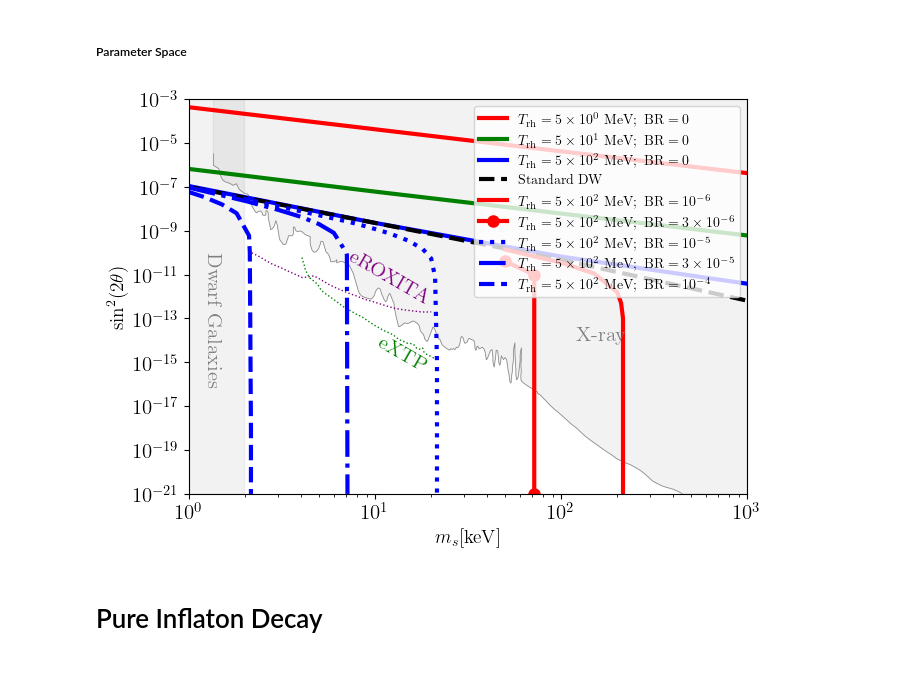
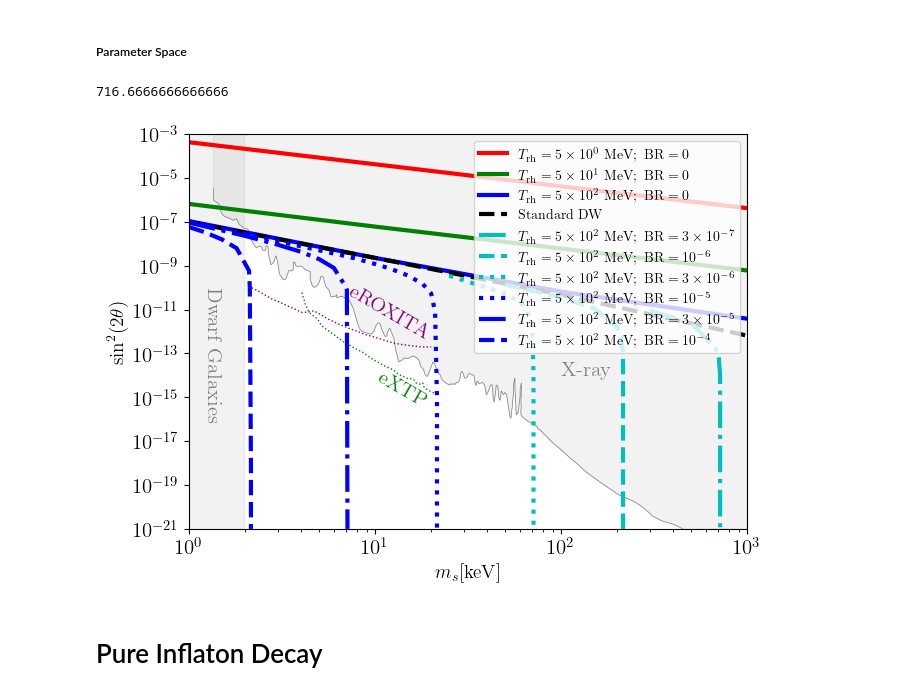
Before and after one commit to yongxuDM/Sterile-Neutrino, a Jupyter notebook: Sterile_Neutrino.ipynb, the cells around one changed output. Saved outputs shown, nothing was run; the diff lists cells and outputs as text; code cells hidden in the pictures.

```diff
--- a/Sterile_Neutrino.ipynb
+++ b/Sterile_Neutrino.ipynb
@@ -793,5 +821,9 @@ plot_n_over_n_eq(res_test, Tmax_MeV=None,filename="n_test.pdf")
 # %% [markdown]
 ##### Parameter Space
+# %%
+215*10/3.
+# %% [output]
+716.6666666666666
 # %%
 ms_values = np.logspace(-3, 3)
 ######################################################
@@ -815,6 +847,12 @@ ms_TR5000 = np.array([1e0, 1e1, 1e2, 1e3])
 s2_TR5000 = np.array( [1*1e-7, 2.28*1e-9, 4.8*1e-11,  6.5*1e-13])
 
 ######################################################
+#TR=500; BR=3* 1e-7; mphi=1GeV
+ms_TR500_BR3ep7 = np.array([300, 500, 700, 715, 715])
+s2_TR500_BR3ep7 = np.array( [9*1e-12, 2.5*1e-12, 1.2*1e-13, 1e-14, 1e-21])
+
+
+######################################################
 #TR=500; BR=1e-6; mphi=1GeV
 ms_TR500_BR1ep6 = np.array([215,    215,  210,     200,  150, 100, 50])
 s2_TR500_BR1ep6 = np.array( [1e-21, 1e-13, 5*1e-13, 1.6*1e-12, 1.14*1e-11, 3.5*1e-11, 1.4*1e-10])
@@ -822,8 +860,8 @@ s2_TR500_BR1ep6 = np.array( [1e-21, 1e-13, 5*1e-13, 1.6*1e-12, 1.14*1e-11, 3.5*1
 
 ######################################################
 #TR=500; BR=3* 1e-6; mphi=1GeV
-ms_TR500_BR3ep6 = np.array([50, 71.66, 71.666])
-s2_TR500_BR3ep6 = np.array( [5*1e-11, 1e-11, 1e-21])
+ms_TR500_BR3ep6 = np.array([25,          50,         60,       65,    70,    71, 71])
+s2_TR500_BR3ep6 = np.array( [3.5*1e-10, 5.4*1e-11, 2.3*1e-11, 1.1*1e-11, 2*1e-12,  1e-14, 1e-21])
 
 
 ######################################################
@@ -858,8 +896,10 @@ plt.loglog(ms_TR5000, s2_TR5000, 'k--', markersize=8,  linewidth=3,label=r'$\tex
 # plt.loglog(ms_values, DW_Sin2_2theta(ms_values), 'b:', linewidth=3, label="Standard Dodelson Widrow")
 
 #################################################################
-plt.loglog(ms_TR500_BR1ep6, s2_TR500_BR1ep6, 'r-', markersize=8,  linewidth=3,label=r'$T_\text{rh} =5\times 10^{2}~\text{MeV};~\text{BR}=10^{-6}$')  # 'ro-' means red circles connected
-plt.loglog(ms_TR500_BR3ep6, s2_TR500_BR3ep6, 'ro-', markersize=8,  linewidth=3,label=r'$T_\text{rh} =5\times 10^{2}~\text{MeV};~\text{BR}=3\times10^{-6}$')  # 'ro-' means red circles connected
+plt.loglog(ms_TR500_BR3ep7, s2_TR500_BR3ep7, 'c-.', markersize=8,  linewidth=3,label=r'$T_\text{rh} =5\times 10^{2}~\text{MeV};~\text{BR}=3\times 10^{-7}$')  # 'ro-' means red circles connected
+
+plt.loglog(ms_TR500_BR1ep6, s2_TR500_BR1ep6, 'c--', markersize=8,  linewidth=3,label=r'$T_\text{rh} =5\times 10^{2}~\text{MeV};~\text{BR}=10^{-6}$')  # 'ro-' means red circles connected
+plt.loglog(ms_TR500_BR3ep6, s2_TR500_BR3ep6, 'c:', markersize=8,  linewidth=3,label=r'$T_\text{rh} =5\times 10^{2}~\text{MeV};~\text{BR}=3\times10^{-6}$')  # 'ro-' means red circles connected
 
 plt.loglog(ms_TR500_BR1ep5, s2_TR500_BR1ep5, 'b:', markersize=8,  linewidth=3,label=r'$T_\text{rh} =5\times 10^{2}~\text{MeV};~\text{BR}=10^{-5}$')  # 'ro-' means red circles connected
 plt.loglog(ms_TR500_BR3ep5, s2_TR500_BR3ep5, 'b-.', markersize=8,  linewidth=3,label=r'$T_\text{rh} =5\times 10^{2}~\text{MeV};~\text{BR}=3\times 10^{-5}$')  # 'ro-' means red circles connected
@@ -885,36 +925,36 @@ y1_upper = np.ones_like(sin2_Xray) * max(sin2_Xray) * 1e10   # constant upper bo
 x2 = np.logspace(np.log10(max(ms_Xray)), 3)
 y2_lower = np.ones_like(x2) * 1e-21
 y2_upper = np.ones_like(x2) * 1e0
 
 # Combine into one polygon (go around boundary)
 xs = np.concatenate([x1, x2, x2[::-1], x1[::-1]])
 ys = np.concatenate([y1_upper, y2_upper, y2_lower[::-1], y1_lower[::-1]])
 
 plt.fill(xs, ys, alpha=0.1, color="gray")
 plt.text(1.2*1e0, 1e-16, r'$\text{Dwarf Galaxies}$', rotation=-90, color = "gray")
 
-plt.text(1.2*1e2, 1e-14, r'$\text{X-ray}$', rotation=0, color = "gray")
+plt.text(1*1e2, 1e-14, r'$\text{X-ray}$', rotation=0, color = "gray")
 plt.text(0.7*1e1, 0.5*1e-12, r'$\text{eROXITA}$', rotation=-30, color = "purple")
 plt.text(1*1e1, 0.4*1e-15, r'$\text{eXTP}$', rotation=-30, color = "g")
 
 #################################################################
 
 plt.xlabel(r'$m_s [\text{keV}]$', fontsize=14)
 plt.ylabel(r'$\sin^2(2\theta)$', fontsize=14)
 # plt.title(r'$Y_s m_s = 4.3\times10^{-10}~\text{GeV}; m_\phi =1~\text{GeV}$', fontsize=16)
 
 # plt.title(r'$\Omega_s= \Omega^{\nu_{\alpha} \to \nu_s}_s +\Omega^{\phi \to \nu_s \nu_s}_s =0.26;\,  m_\phi =1~\text{GeV}$', fontsize=16)
 
 plt.legend()
 plt.xlim(1e0,1e3)
 plt.ylim(1e-21,1e-3)
-plt.legend(loc='upper right', prop={'size': 10} )
+plt.legend(loc=0, prop={'size': 10} )
 
 plt.savefig("./PS.pdf", bbox_inches="tight")
 plt.tight_layout()
 plt.show()
 # %% [output]
-[figure, old version]
+[figure, new version]
 # %% [markdown]
 # Pure Inflaton Decay
 # %%
```
Also changed, not shown: parts of 6 cells of this notebook.
